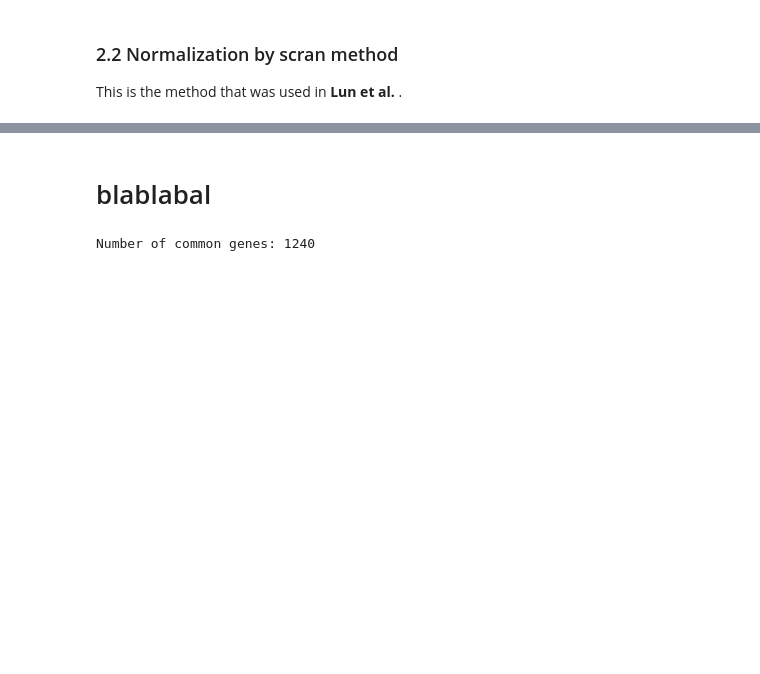
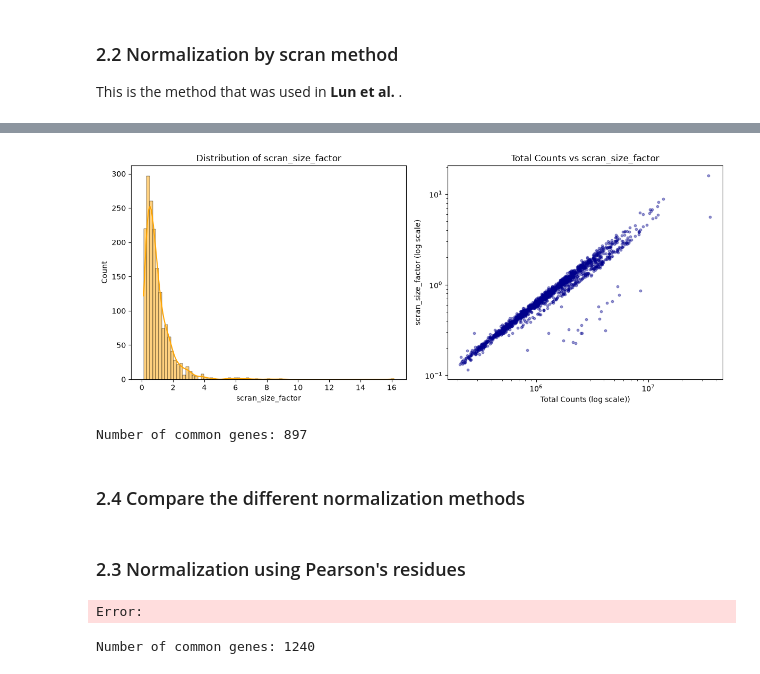
Before and after one commit to erenkumak/Computational-Systems-Biology-of-Cancer---Project-, a Jupyter notebook: QC_programms/QC_gene_filtering.ipynb, the cells around one changed output, grey strips where cells are left out. Drawn from its saved outputs; the diff is of its cells as text; code cells hidden in the pictures; blank space fills up the shorter version.

Commit message:
updating gene_filtering

```diff
--- a/QC_programms/QC_gene_filtering.ipynb
+++ b/QC_programms/QC_gene_filtering.ipynb
@@ -285,0 +261,36 @@ RuntimeError: Le script R scran a échoué avec le message :
+# %%
+# Calcul du nombre total de UMI par cellule si pas encore présent
+if "total_counts" not in adata.obs:
+    adata.obs["total_counts"] = (
+        adata.layers["counts"].sum(axis=1)
+        if "counts" in adata.layers
+        else counts_X.sum(axis=1)
+    )
+
+fig, axes = plt.subplots(1, 2, figsize=(12, 5))
+
+# 1. Histogram
+sns.histplot(
+    adata.obs["scran_size_factor"], kde=True, ax=axes[0], color="orange"
+)
+axes[0].set_title("Distribution of scran_size_factor")
+axes[0].set_xlabel("scran_size_factor")
+
+# 2. Correlation between gene counts and size factor
+axes[1].scatter(
+    adata.obs["total_counts"],
+    adata.obs["scran_size_factor"],
+    alpha=0.4,
+    s=10,
+    c="darkblue",
+)
+axes[1].set_xscale("log")
+axes[1].set_yscale("log")
+axes[1].set_xlabel("Total Counts (log scale))")
+axes[1].set_ylabel("scran_size_factor (log scale)")
+axes[1].set_title("Total Counts vs scran_size_factor")
+
+plt.tight_layout()
+plt.show()
+# %% [output]
+[figure, added]
@@ -286,14 +308,31 @@ RuntimeError: Le script R scran a échoué avec le message :
+# %%
+#Getting the gene list from adata highly variable, where variable is True
+hvg_scran = adata.var['gene_names'][adata.var['highly_variable']].tolist()
+
+#Convert the list with the ensembl ids to gene symbols using the conversion table
+hvg_symbols_scran = [id_to_symbol.get(gene_id, gene_id) for gene_id in hvg_scran]
+
+#Compare the list of hvg_symbols to the list of genes in chevalier_df, and print the number of genes in common
+common_genes = set(hvg_symbols_scran) & set(chevalier_df.index)
+print(f"Number of common genes: {len(common_genes)}")
+# %% [output]
+Number of common genes: 897
+# %% [markdown]
+### 2.4 Compare the different normalization methods
 # %% [markdown]
-# blablabal
+### 2.3 Normalization using Pearson's residues
 # %%
-# 2. Normalisation par les résidus de Pearson (stabilisation de la variance)
-sc.experimental.pp.normalize_pearson_residuals(adata)
+# Computing pearson's residues
+pearson_results = sc.experimental.pp.normalize_pearson_residuals(adata,layer = "counts")
 
-# 3. Sélection des gènes hautement variables (HVG)
+# Selecting HVG
 sc.experimental.pp.highly_variable_genes(
     adata,
+    layer = "counts",
     flavor="pearson_residuals",
     n_top_genes=5000
 )
+# %% [output]
+Error:
 # %%
 #Getting the gene list from adata highly variable, where variable is True
```
Also changed, not shown: parts of 35 cells of this notebook.
